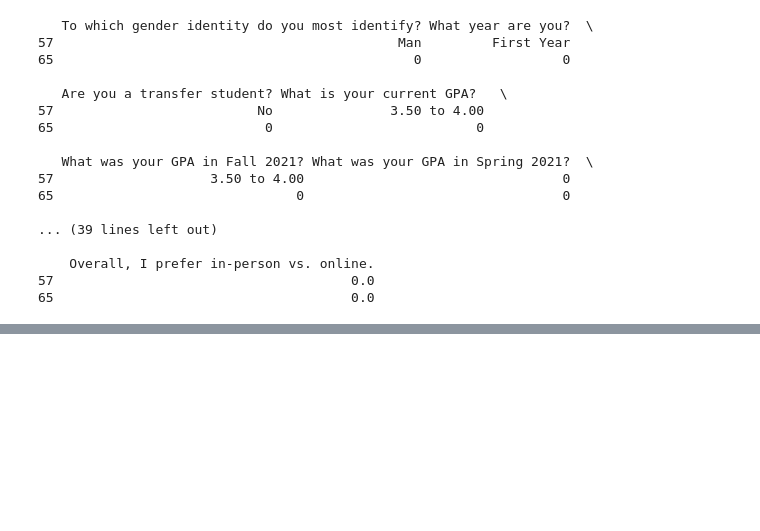
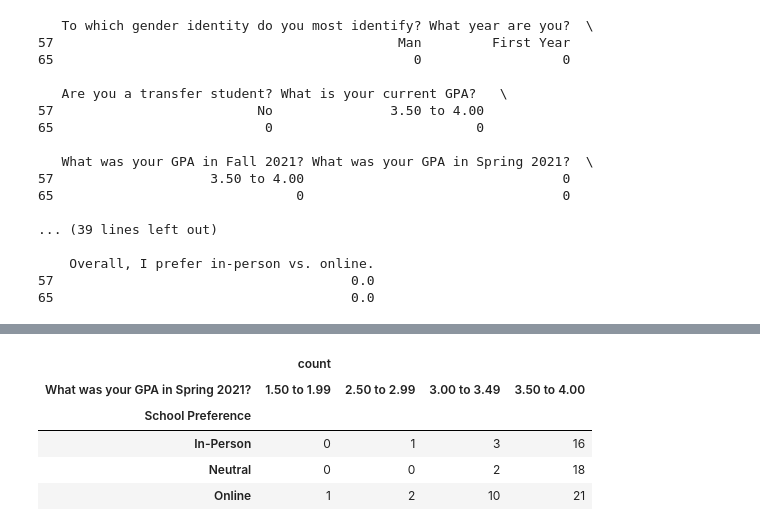
Before and after one commit to rgiron1/CS-105_miniproject, a Jupyter notebook: MiniProject.ipynb, the cells around one changed output, grey strips where cells are left out. Cells and saved outputs as stored; diff of their text form; code cells hidden in the pictures; blank space fills up the shorter version.

```diff
--- a/MiniProject.ipynb
+++ b/MiniProject.ipynb
@@ -74,0 +127,14 @@ print(df.loc[[57,65]])
+# %%
+df_spring_2021_gpa
+
+# according to this chart and bar graph, students who prefered online classes performed better than the rest gpa wise
+# spring 2021 was fully online which matches the info that we found
+# taking both quarters into consideration, it seems that students who prefer online classes do better regardless of school being taught online or in-person
+# this supports our hypothesis that students prefer online school due to better academic performance
+# %% [output]
+|  | count |  |  |  |
+| What was your GPA in Spring 2021? | 1.50 to 1.99 | 2.50 to 2.99 | 3.00 to 3.49 | 3.50 to 4.00 |
+| School Preference |  |  |  |  |
+| In-Person | 0 | 1 | 3 | 16 |
+| Neutral | 0 | 0 | 2 | 18 |
+| Online | 1 | 2 | 10 | 21 |
```
Also changed, not shown: parts of 4 cells of this notebook, 1 other file.
